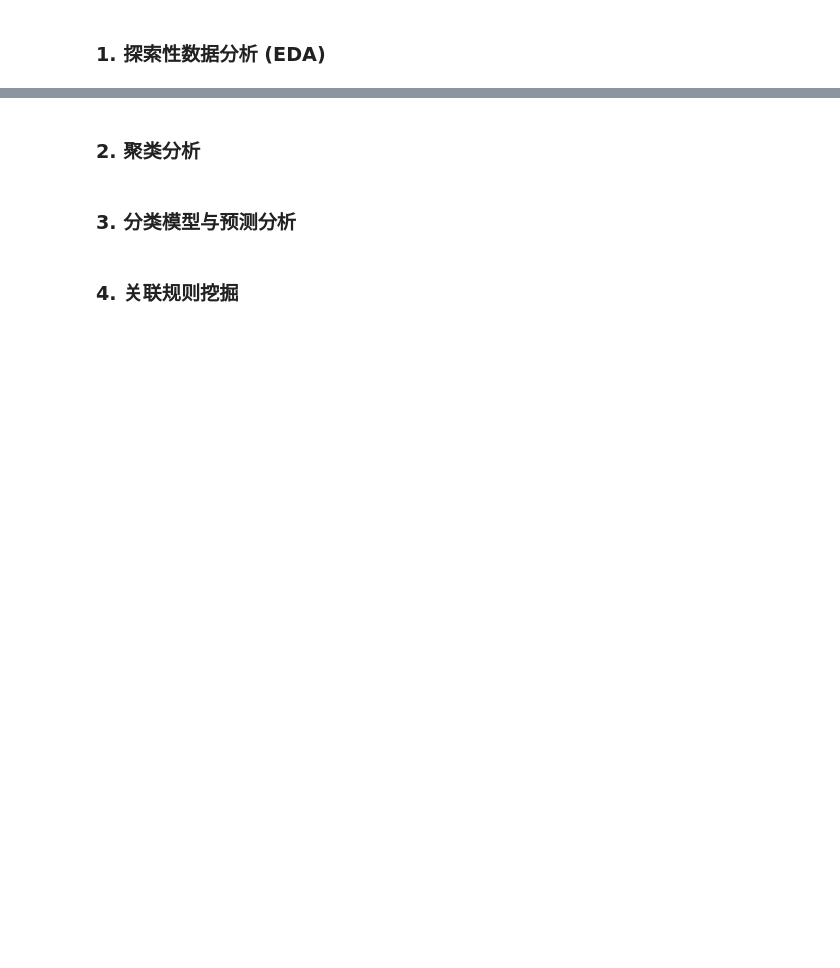
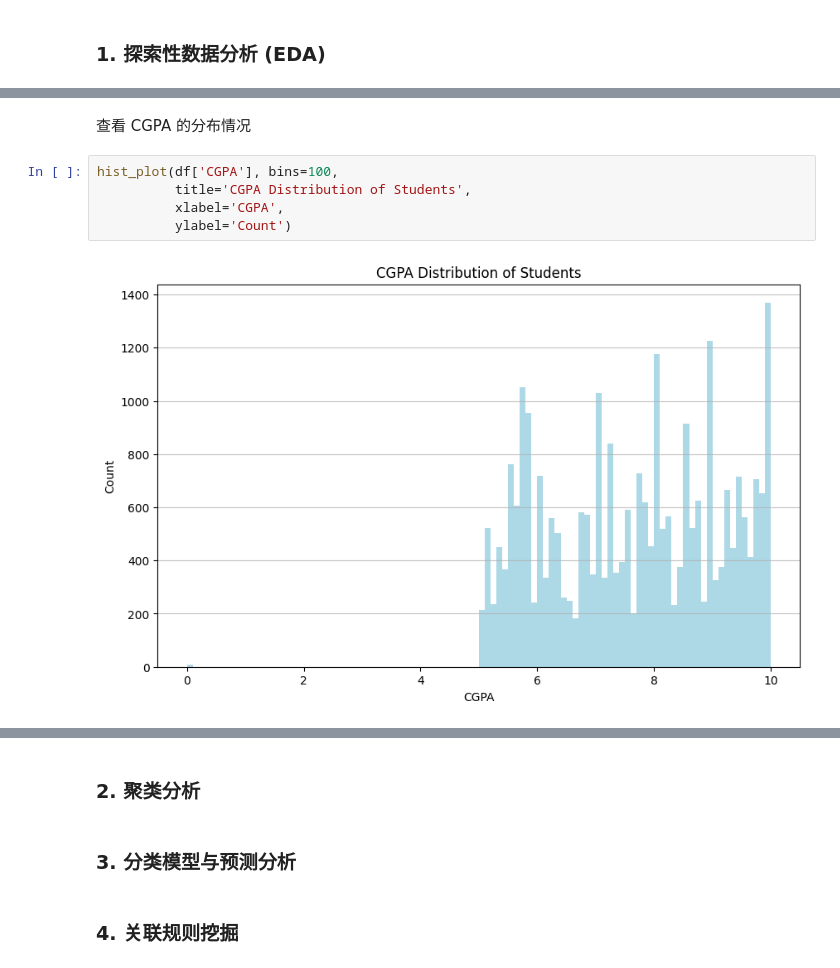
Before and after one commit to byrzhm/student-depression, a Jupyter notebook: analysis.ipynb, the cells around one changed output, grey strips where cells are left out. Drawn from its saved outputs; the diff is of its cells as text; blank space fills up the shorter version.

```diff
--- a/analysis.ipynb
+++ b/analysis.ipynb
@@ -14,0 +103,9 @@ import numpy as np
+# %% [markdown]
+查看 CGPA 的分布情况
+# %%
+hist_plot(df['CGPA'], bins=100,
+          title='CGPA Distribution of Students',
+          xlabel='CGPA',
+          ylabel='Count')
+# %% [output]
+[figure, added]
```
Also changed, not shown: parts of 39 cells of this notebook, 4 other files.
